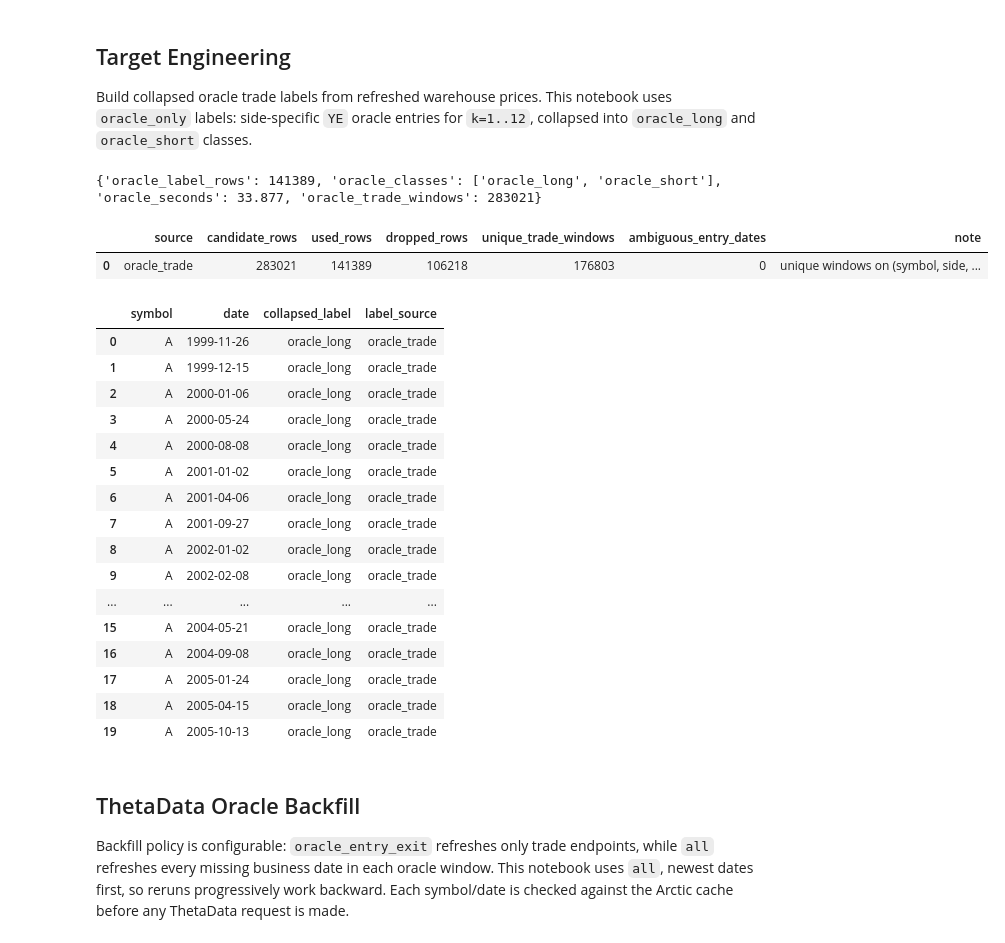
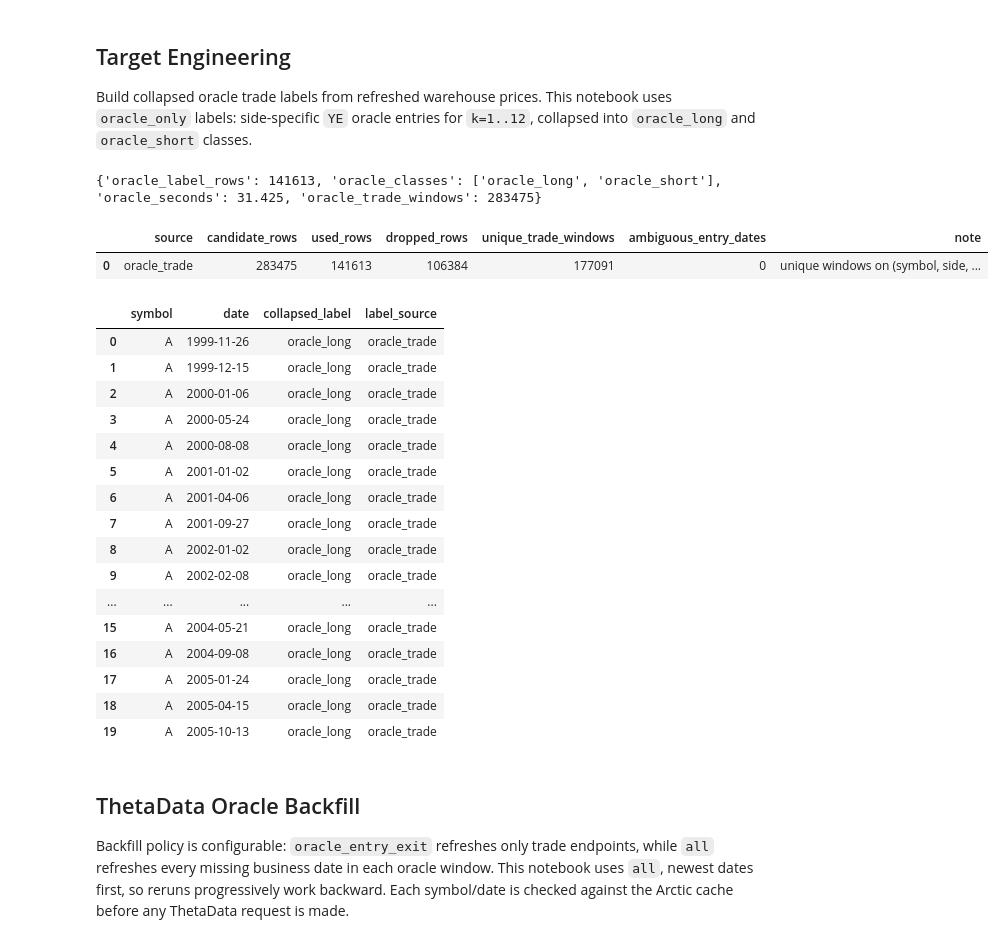
Before and after one commit to quantarb/optimal_trader, a Jupyter notebook: notebooks/trading_app_v2_thetadata_refresh.ipynb, the cells around one changed output. Saved outputs shown, nothing was run; the diff lists cells and outputs as text; code cells hidden in the pictures.

```diff
--- a/notebooks/trading_app_v2_thetadata_refresh.ipynb
+++ b/notebooks/trading_app_v2_thetadata_refresh.ipynb
@@ -316,7 +333,7 @@ Wrote FMP refresh summary to /home/jlee153232/PycharmProjects/optimal_trader/art
 
 Build collapsed oracle trade labels from refreshed warehouse prices. This notebook uses `oracle_only` labels: side-specific `YE` oracle entries for `k=1..12`, collapsed into `oracle_long` and `oracle_short` classes.
 # %%
-from quant_warehouse.research_tools import BinaryTargetConfig
+from types import SimpleNamespace
 from quant_warehouse.platforms.data_providers.fmp.target_engineering import LabelBuildSpec, build_trade_results
 from quant_warehouse.warehouse.api import Warehouse
 from quant_orchestrator.research_tools.ml_trading_experiment import _build_oracle_trade_label_rows_sparse
@@ -326,17 +343,40 @@ if "screened_equity_symbols" not in globals():
 
 target_warehouse = Warehouse()
 
-target_config = BinaryTargetConfig(
+ORACLE_PRICE_ADJUSTMENT = "splits_and_dividends"
+
+class _AdjustedPriceWarehouse:
+    def __init__(self, warehouse):
+        self._warehouse = warehouse
+
+    def read_prices(self, symbol, *, provider="fmp", start=None, end=None):
+        return self._warehouse.read_prices(
+            symbol, provider=provider, start=start, end=end,
+            adjustment=ORACLE_PRICE_ADJUSTMENT,
+        )
+
+adjusted_price_warehouse = _AdjustedPriceWarehouse(target_warehouse)
+
+# BinaryTargetConfig was removed from the current quant-warehouse public API.
+# Keep this notebook aligned with the attributes consumed by the shared
+# sparse oracle-label builder instead of depending on that stale import.
+target_config = SimpleNamespace(
     provider="fmp",
     start_date=DATA_START,
     end_date=optional_date(DATA_END),
     oracle_trade_k_by_frequency={"YE": tuple(range(1, 4))},
+    oracle_trade_min_profit_pct=0.01,
+    # Warehouse FMP price frames currently expose canonical raw OHLC columns.
+    oracle_trade_long_entry_price_col="high",
+    oracle_trade_long_exit_price_col="low",
+    oracle_trade_short_entry_price_col="low",
+    oracle_trade_short_exit_price_col="high",
 )
 
 oracle_label_rows, oracle_label_diagnostics, oracle_seconds, oracle_trade_windows_unique = _build_oracle_trade_label_rows_sparse(
     screened_equity_symbols,
     target_config,
-    warehouse=target_warehouse,
+    warehouse=adjusted_price_warehouse,
 )
 
 oracle_price_frames = {}
@@ -349,6 +389,7 @@ for raw_symbol in screened_equity_symbols:
         provider=target_config.provider,
         start=target_config.start_date,
         end=target_config.end_date,
+        adjustment=ORACLE_PRICE_ADJUSTMENT,
     )
     if prices is not None and not prices.empty:
         oracle_price_frames[symbol] = prices
@@ -379,35 +420,35 @@ if not oracle_trade_windows.empty:
             oracle_trade_windows["symbol"].astype(str)
             + "|"
             + oracle_trade_windows["side"].astype(str)
             + "|"
             + oracle_trade_windows["entry_date"].dt.strftime("%Y%m%d")
             + "|"
             + oracle_trade_windows["exit_date"].dt.strftime("%Y%m%d")
             + "|k"
             + oracle_trade_windows["k"].astype(str)
         )
     oracle_trade_windows = oracle_trade_windows.sort_values(
         ["entry_date", "symbol", "trade_id"],
         ascending=[False, True, True],
         kind="stable",
     ).reset_index(drop=True)
 
 print(
     {
         "oracle_label_rows": len(oracle_label_rows),
         "oracle_classes": sorted(oracle_label_rows["collapsed_label"].dropna().unique())
         if not oracle_label_rows.empty
         else [],
         "oracle_seconds": round(oracle_seconds, 3),
         "oracle_trade_windows": len(oracle_trade_windows),
     }
 )
 display(oracle_label_diagnostics)
 display(oracle_label_rows.head(20))
 # %% [output]
-{'oracle_label_rows': 141389, 'oracle_classes': ['oracle_long', 'oracle_short'], 'oracle_seconds': 33.877, 'oracle_trade_windows': 283021}
+{'oracle_label_rows': 141613, 'oracle_classes': ['oracle_long', 'oracle_short'], 'oracle_seconds': 31.425, 'oracle_trade_windows': 283475}
 |  | source | candidate_rows | used_rows | dropped_rows | unique_trade_windows | ambiguous_entry_dates | note |
-| 0 | oracle_trade | 283021 | 141389 | 106218 | 176803 | 0 | unique windows on (symbol, side, ... |
+| 0 | oracle_trade | 283475 | 141613 | 106384 | 177091 | 0 | unique windows on (symbol, side, ... |
 |  | symbol | date | collapsed_label | label_source |
 | 0 | A | 1999-11-26 | oracle_long | oracle_trade |
 | 1 | A | 1999-12-15 | oracle_long | oracle_trade |
```
Also changed, not shown: parts of 3 cells of this notebook, 1 other file.
